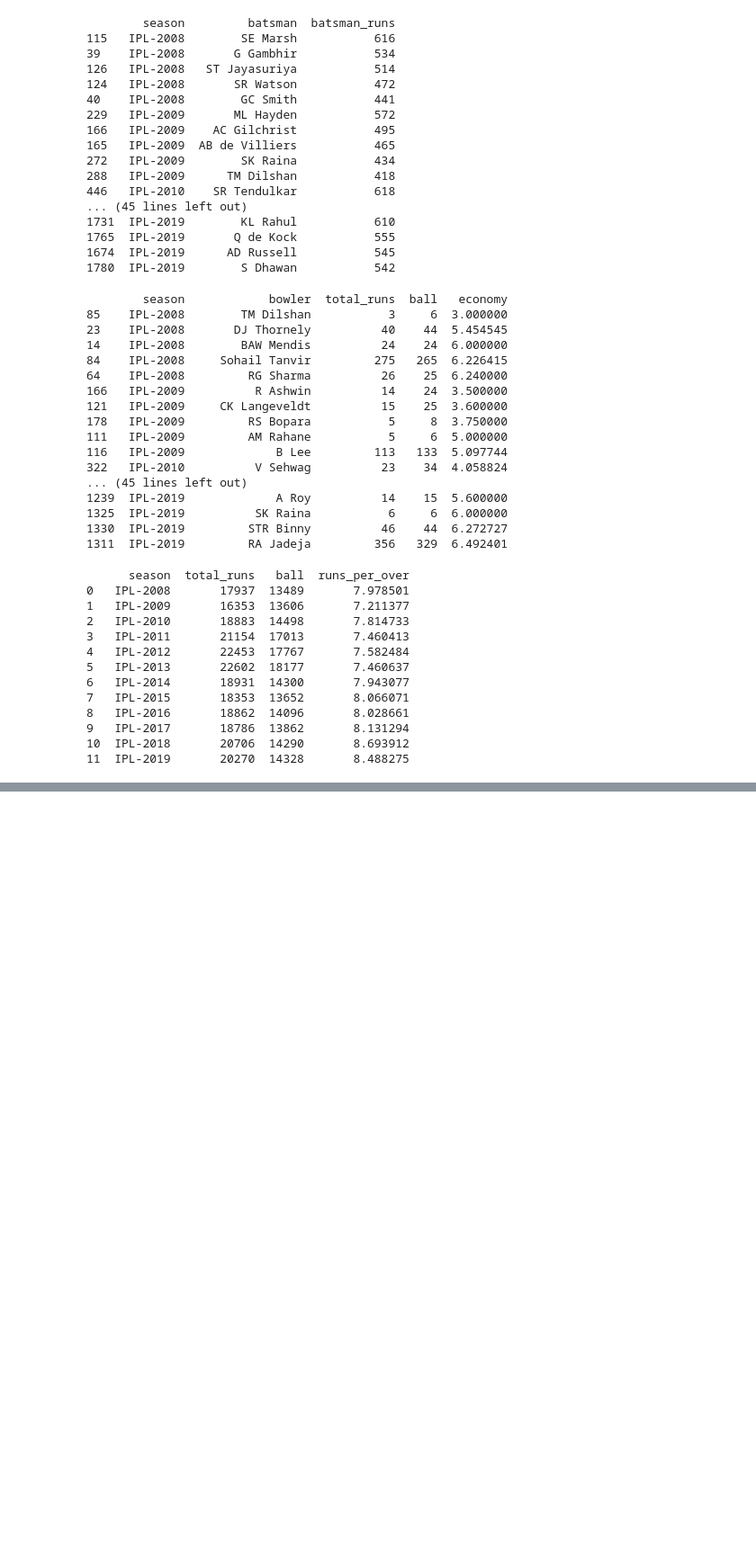
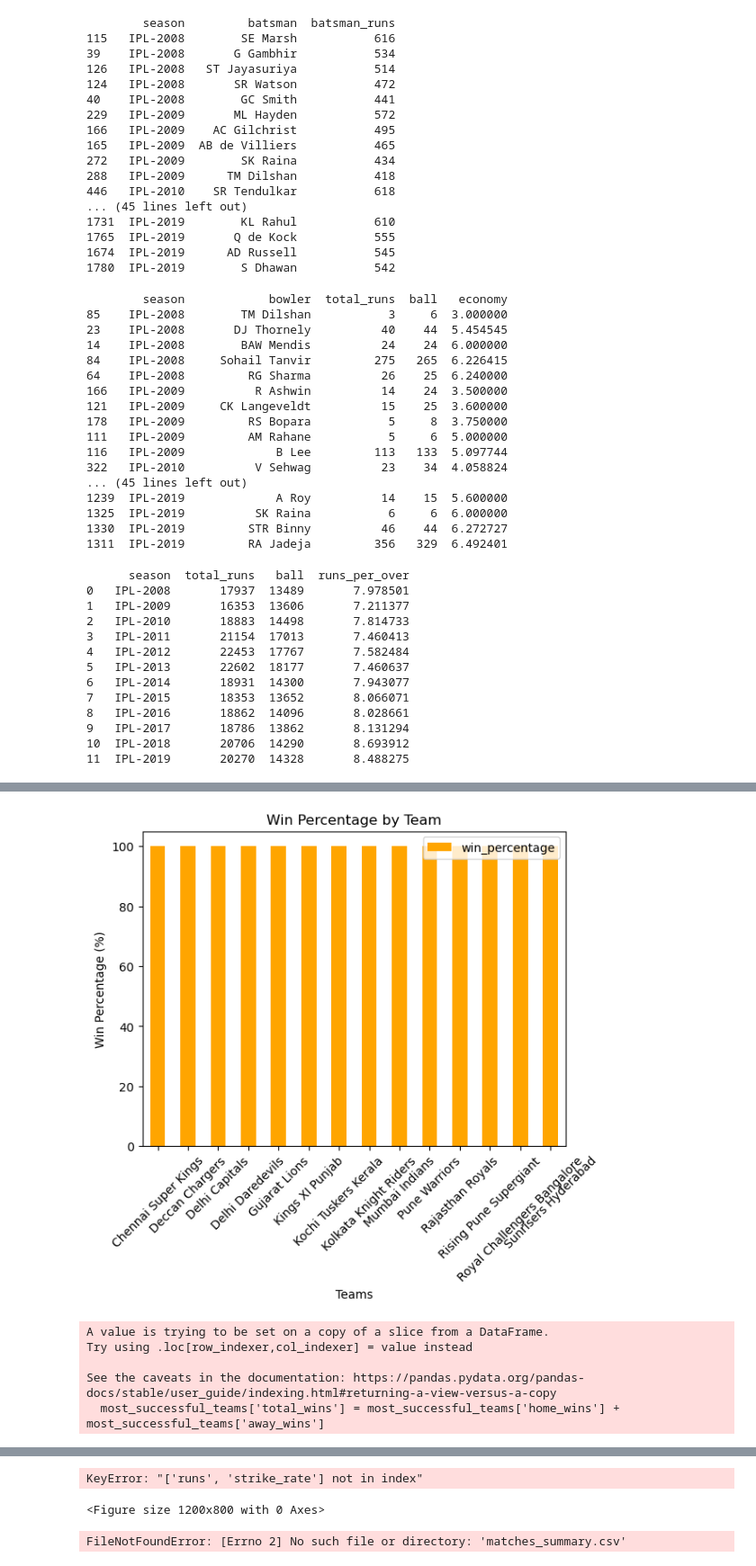
Before and after one commit to dchaudhari7177/IPLDATA, a Jupyter notebook: IPLdata.ipynb, the cells around one changed output, grey strips where cells are left out. Shown at 90% size. Saved outputs shown, nothing was run; the diff lists cells and outputs as text; code cells hidden in the pictures; blank space fills up the shorter version.

```diff
--- a/IPLdata.ipynb
+++ b/IPLdata.ipynb
@@ -336,0 +332,59 @@ print(runs_per_season)
+# %%
+import pandas as pd
+import matplotlib.pyplot as plt
+import seaborn as sns
+
+home_away_df = pd.read_csv("teamwise_home_and_away.csv")
+teams_df = pd.read_csv("teams.csv")
+runs_df = pd.read_csv("most_runs_average_strikerate.csv")
+
+matches_summary = home_away_df.groupby('team').agg({'home_wins': 'sum', 'away_wins': 'sum'}).reset_index()
+matches_summary['total_matches'] = matches_summary['home_wins'] + matches_summary['away_wins']
+matches_summary['win_percentage'] = (matches_summary['home_wins'] + matches_summary['away_wins']) / matches_summary['total_matches'] * 100
+matches_summary.plot(x='team', y='win_percentage', kind='bar', color='orange')
+plt.title('Win Percentage by Team')
+plt.ylabel('Win Percentage (%)')
+plt.xlabel('Teams')
+plt.xticks(rotation=45)
+plt.show()
+
+most_successful_teams = matches_summary[['team', 'home_wins', 'away_wins']]
+most_successful_teams['total_wins'] = most_successful_teams['home_wins'] + most_successful_teams['away_wins']
+top_teams = most_successful_teams.nlargest(5, 'total_wins')
+top_teams.plot(x='team', y='total_wins', kind='bar', color='purple')
+plt.title('Top 5 Most Successful Teams')
+plt.ylabel('Total Wins')
+plt.xlabel('Teams')
+plt.xticks(rotation=45)
+plt.show()
+
+plt.figure(figsize=(12, 8))
+sns.boxplot(data=runs_df[['runs', 'average', 'strike_rate']])
+plt.title('Batsmen Performance Distribution')
+plt.ylabel('Value')
+plt.xlabel('Statistics')
+plt.xticks(rotation=45)
+plt.show()
+
+plt.figure(figsize=(10, 6))
+plt.scatter(matches_summary['home_wins'], matches_summary['away_wins'], color='blue')
+plt.title('Home Wins vs. Away Wins')
+plt.xlabel('Home Wins')
+plt.ylabel('Away Wins')
+plt.grid()
+plt.axhline(0, color='black',linewidth=0.5, ls='--')
+plt.axvline(0, color='black',linewidth=0.5, ls='--')
+plt.show()
+
+correlation = runs_df[['runs', 'average', 'strike_rate']].corr()
+plt.figure(figsize=(8, 6))
+sns.heatmap(correlation, annot=True, cmap='coolwarm', fmt='.2f')
+plt.title('Correlation Matrix of Batsman Statistics')
+plt.show()
+# %% [output]
+[figure, added]
+A value is trying to be set on a copy of a slice from a DataFrame.
+Try using .loc[row_indexer,col_indexer] = value instead
+
+See the caveats in the documentation: https://pandas.pydata.org/pandas-docs/stable/user_guide/indexing.html#returning-a-view-versus-a-copy
+  most_successful_teams['total_wins'] = most_successful_teams['home_wins'] + most_successful_teams['away_wins']
@@ -336,0 +392,6 @@ print(runs_per_season)
+KeyError: "['runs', 'strike_rate'] not in index"
+<Figure size 1200x800 with 0 Axes>
+# %%
+matches_summary_df = pd.read_csv("matches_summ.csv")
+# %% [output]
+FileNotFoundError: [Errno 2] No such file or directory: 'matches_summary.csv'
```
Also changed, not shown: parts of 19 cells of this notebook, 4 other files.
